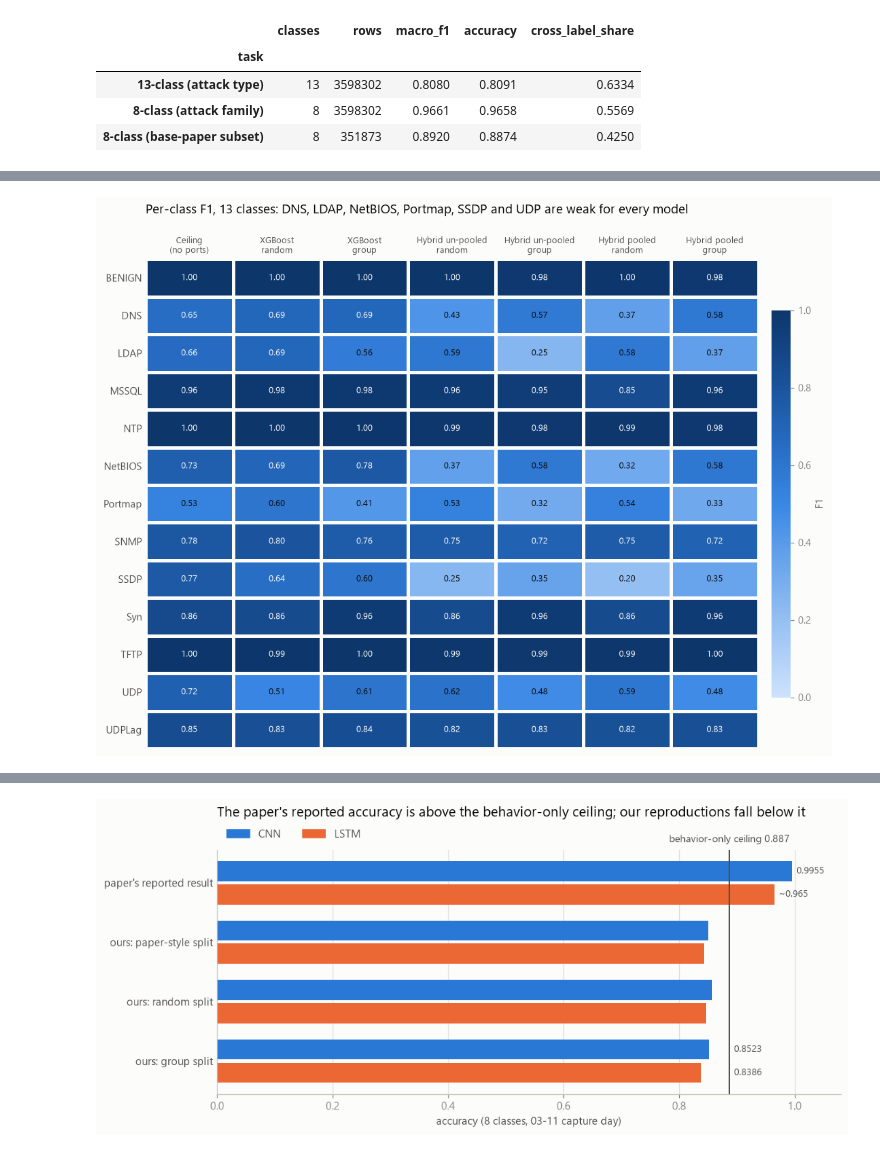
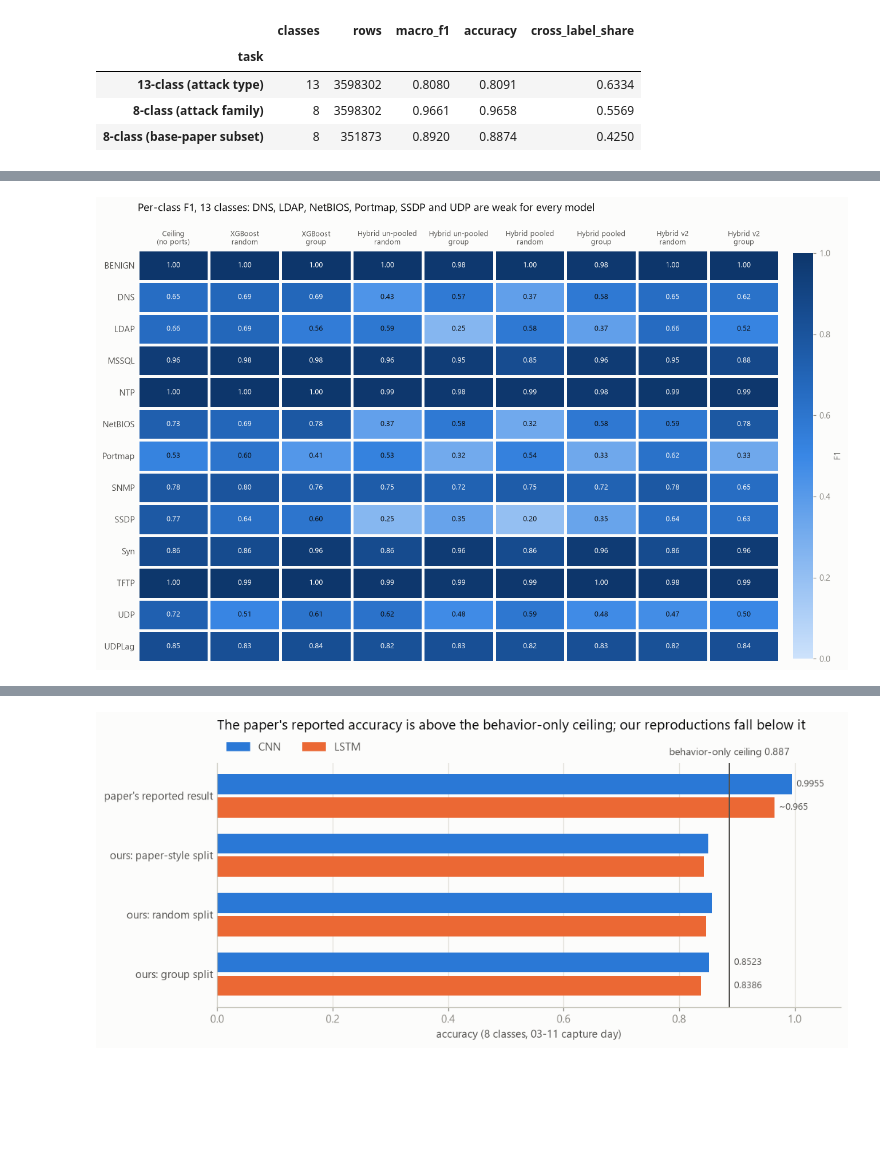
Before and after one commit to deepak1046/Machine_Learning-Capstone, a Jupyter notebook: notebooks/06_final_evaluation.ipynb, the cells around one changed output, grey strips where cells are left out. Drawn from its saved outputs; the diff is of its cells as text; code cells hidden in the pictures; blank space fills up the shorter version.

```diff
--- a/notebooks/06_final_evaluation.ipynb
+++ b/notebooks/06_final_evaluation.ipynb
@@ -239,35 +259,39 @@ def f1_heatmap(table, title, path):
     ax.tick_params(length=0)
     ax.grid(False)
     for spine in ax.spines.values():
         spine.set_visible(False)
     cbar = fig.colorbar(mesh, ax=ax, fraction=0.03, pad=0.02)
     cbar.outline.set_visible(False)
     cbar.set_label("F1", color=INK2)
     ax.set_title(title, loc="left", pad=44, fontsize=12.5)
     fig.tight_layout()
     fig.savefig(path, dpi=150)
     plt.show()
 
 
 xgb = pd.read_csv(REPORTS / "baseline_per_class_f1.csv", index_col=0)
 hyb_u = pd.read_csv(REPORTS / "hybrid_per_class_f1.csv", index_col=0)
 hyb_p = pd.read_csv(REPORTS / "hybrid_per_class_f1_pooled.csv", index_col=0)
 
+hyb_v2 = pd.read_csv(REPORTS / "hybrid_v2_per_class_f1.csv", index_col=0)
+
 per_class_13 = pd.DataFrame({
     "Ceiling | (no ports)": ceil_13_per_class,
     "XGBoost | random": xgb["XGBoost (random)"],
     "XGBoost | group": xgb["XGBoost (group)"],
     "Hybrid un-pooled | random": hyb_u["CNN-BiLSTM-Attention (random)"],
     "Hybrid un-pooled | group": hyb_u["CNN-BiLSTM-Attention (group)"],
     "Hybrid pooled | random": hyb_p["CNN-BiLSTM-Attention (random)"],
     "Hybrid pooled | group": hyb_p["CNN-BiLSTM-Attention (group)"],
-}).loc[class_names]
+    "Hybrid v2 | random": hyb_v2.get("CNN-BiLSTM-Attention v2 (random)"),
+    "Hybrid v2 | group": hyb_v2["CNN-BiLSTM-Attention v2 (group)"],
+}).loc[class_names].dropna(axis=1, how="all")
 per_class_13.to_csv(REPORTS / "final_summary_per_class_13class.csv")
 
 f1_heatmap(per_class_13, "Per-class F1, 13 classes: DNS, LDAP, NetBIOS, Portmap, SSDP and UDP are weak for every model",
            FIGURES / "final_13class_per_class_f1.png")
 # %% [output]
-[figure, old version]
+[figure, new version]
 # %%
 # Family-level label scheme (DNS/LDAP/SNMP, NetBIOS/Portmap, SSDP/UDP/UDPLag merged).
 fam = pd.read_csv(REPORTS / "family_baseline_results.csv").set_index("split").loc[["random", "group"]]
```
Also changed, not shown: parts of 4 cells of this notebook, 12 other files.
